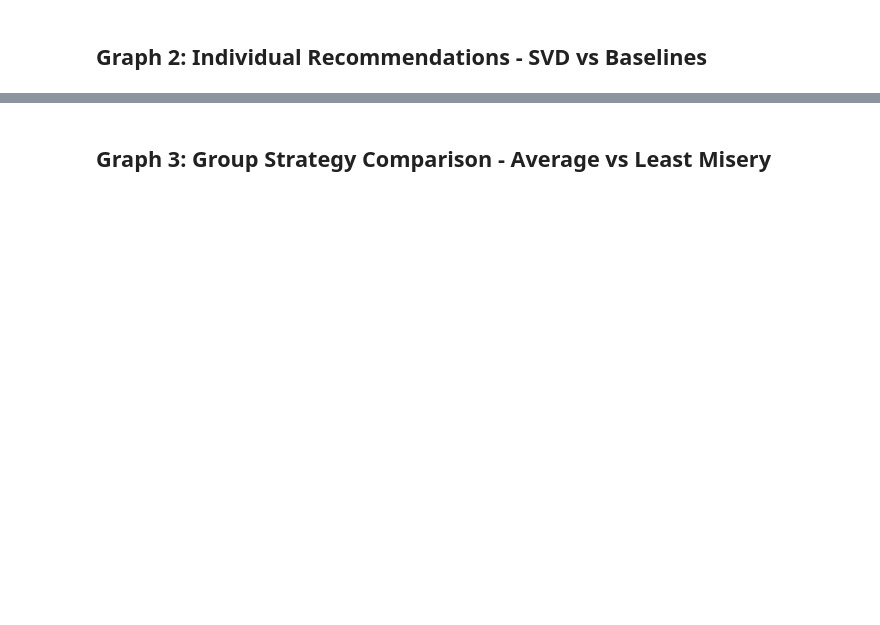
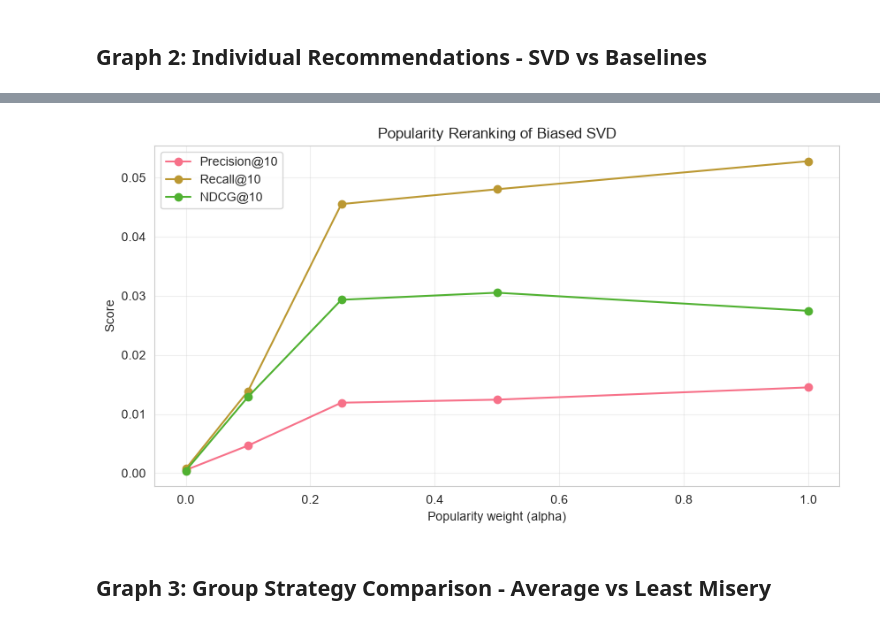
Before and after one commit to EguzelogluStuMaas/RecSys-2026, a Jupyter notebook: notebooks/recommender_with_graphs.ipynb, the cells around one changed output, grey strips where cells are left out. Saved outputs shown, nothing was run; the diff lists cells and outputs as text; code cells hidden in the pictures; blank space fills up the shorter version.

```diff
--- a/notebooks/recommender_with_graphs.ipynb
+++ b/notebooks/recommender_with_graphs.ipynb
@@ -134,0 +149,75 @@ plt.show()
+# %%
+k = 10
+relevance_threshold = 4
+alphas = [0.0, 0.1, 0.25, 0.5, 1.0]  # 0.0 = plain biased SVD
+
+# Popularity from training data, log-scaled to [0, 1]
+item_pop = train['book_id'].value_counts()
+pop_norm = np.log1p(item_pop) / np.log1p(item_pop).max()
+
+all_items = np.array(list(svd_model.item_idx_map.keys()))
+eval_users = test_sample['user_id'].unique()
+test_eval = test[test['user_id'].isin(eval_users)]
+test_by_user = {u: g for u, g in test_eval.groupby('user_id')}
+train_by_user = train[train['user_id'].isin(eval_users)].groupby('user_id')['book_id'].apply(set).to_dict()
+
+# Predict once per user over all unseen candidate items
+user_preds = {}
+for u in eval_users:
+    seen = train_by_user.get(u, set())
+    candidates = [b for b in all_items if b not in seen]
+    try:
+        preds = svd_model.predict(u, candidates)
+        user_preds[u] = pd.Series(preds)
+    except (KeyError, ValueError):
+        continue
+
+def evaluate_rerank(alpha):
+    p_list, r_list, n_list, avg_pop, rec_items = [], [], [], [], set()
+    for u, preds in user_preds.items():
+        user_test = test_by_user.get(u)
+        if user_test is None:
+            continue
+        relevant_items = set(user_test.loc[user_test['rating'] >= relevance_threshold, 'book_id'])
+        if not relevant_items:
+            continue
+
+        pop_bonus = pop_norm.reindex(preds.index).fillna(0.0)
+        final_score = preds + alpha * 5 * pop_bonus  # scale bonus to rating range
+        top_items = final_score.sort_values(ascending=False).head(k).index
+
+        hits = np.array([1 if b in relevant_items else 0 for b in top_items])
+        p_list.append(hits.sum() / k)
+        r_list.append(hits.sum() / len(relevant_items))
+
+        dcg = np.sum(hits / np.log2(np.arange(2, len(hits) + 2)))
+        n_ideal = min(len(relevant_items), k)
+        idcg = np.sum(1 / np.log2(np.arange(2, n_ideal + 2)))
+        n_list.append(dcg / idcg)
+
+        avg_pop.append(pop_bonus.loc[top_items].mean())
+        rec_items.update(top_items)
+
+    return {
+        'alpha': alpha,
+        f'Precision@{k}': np.mean(p_list),
+        f'Recall@{k}': np.mean(r_list),
+        f'NDCG@{k}': np.mean(n_list),
+        'Avg Popularity (norm)': np.mean(avg_pop),
+        'Catalog Coverage': len(rec_items) / len(all_items),
+        'Users': len(p_list)
+    }
+
+rerank_results = pd.DataFrame([evaluate_rerank(a) for a in alphas]).set_index('alpha')
+print(rerank_results.round(4))
+
+# Rating-prediction error is unchanged by reranking
+print(f"\nRMSE: {metric_rmse:.4f} | MAE: {metric_mae:.4f}")
+
+rerank_results[[f'Precision@{k}', f'Recall@{k}', f'NDCG@{k}']].plot(marker='o', figsize=(10, 5))
+plt.title('Popularity Reranking of Biased SVD')
+plt.xlabel('Popularity weight (alpha)')
+plt.ylabel('Score')
+plt.grid(alpha=0.3)
+plt.show()
+# %% [output]
@@ -135,3 +241,4 @@ plt.show()
+[figure, added]
 # %% [markdown]
 ## Graph 3: Group Strategy Comparison - Average vs Least Misery
 # %%
```
Also changed, not shown: parts of 11 cells of this notebook, 1 other file.
